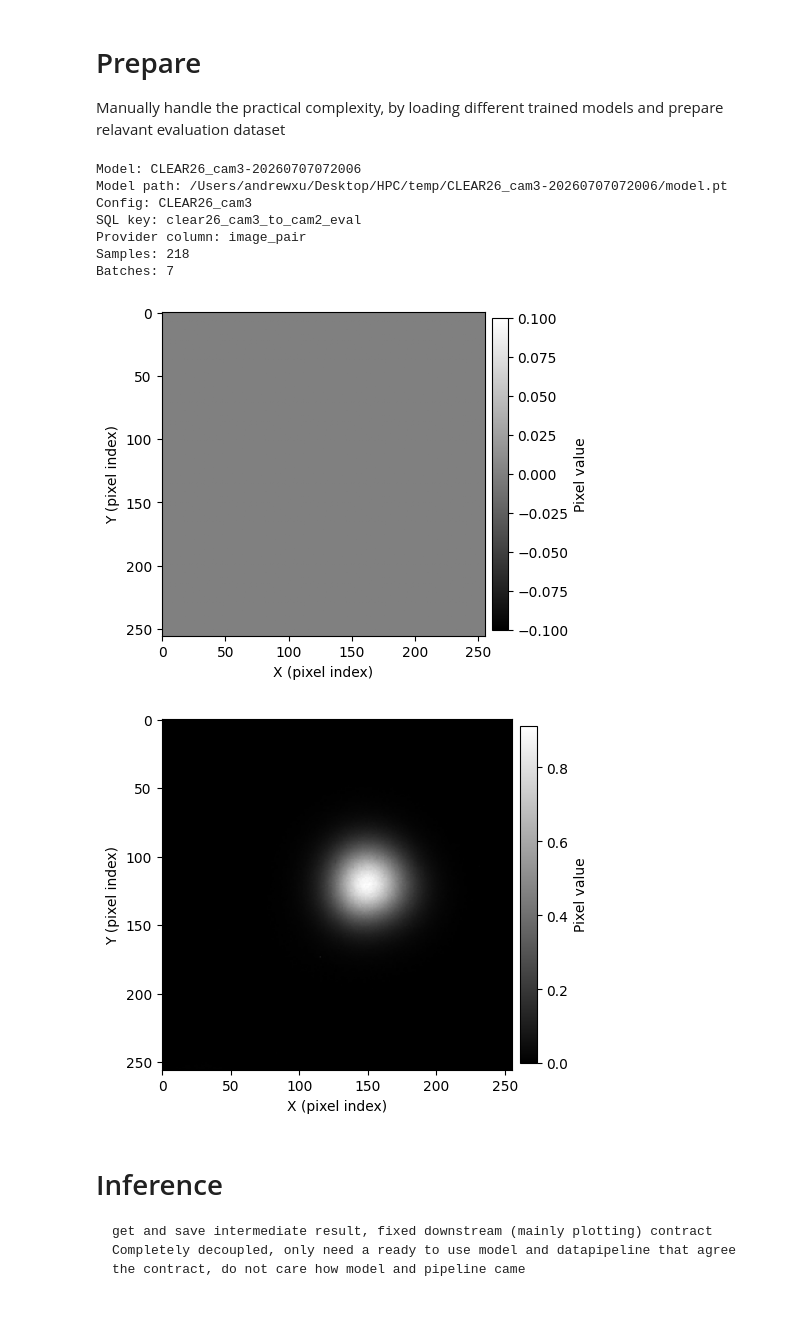
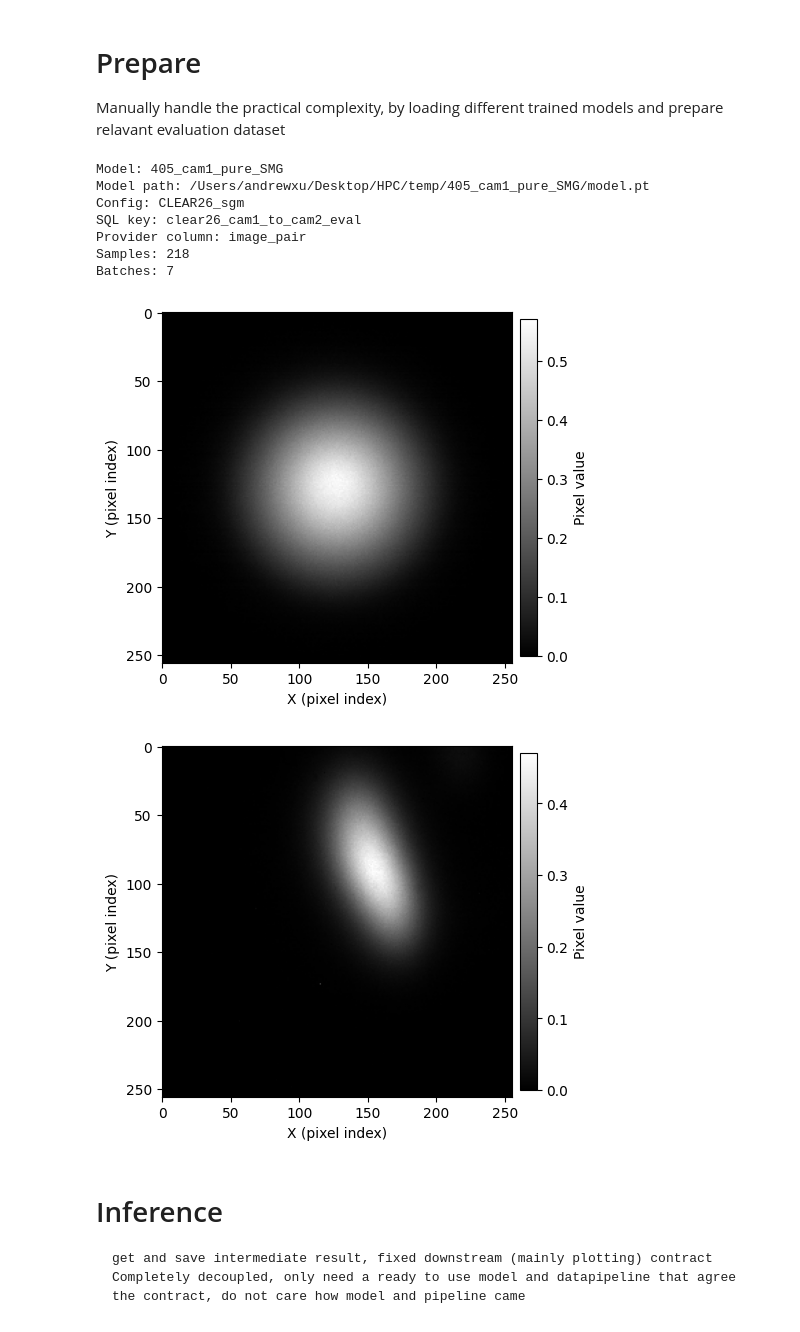
Before and after one commit to Andrew-XQY/fiber-image-reconstruction, a Jupyter notebook: notebooks/evaluation.ipynb, the cells around one changed output. Drawn from its saved outputs; the diff is of its cells as text; code cells hidden in the pictures.

```diff
--- a/notebooks/evaluation.ipynb
+++ b/notebooks/evaluation.ipynb
@@ -33,16 +33,20 @@ from xflow.utils.visualization import plot_image
 # - clear26_20260705191800: basis scale 0.26 + load_image16/noise/SGM mix
 # - clear26_20260706201542 / CLEAR26-20260706201542: cam1->cam2 CLEAR26 run
 # - CLEAR26_cam3-20260707072006: cam3->cam2 CLEAR26 run
-model_name = "CLEAR26_cam3-20260707072006"
+# - 405_cam1_pure_SMG: cam1->cam2 pure SGM-label CLEAR26 run
+model_name = "405_cam1_pure_SMG"
 MODEL_NAME = model_name
 
 # Local run aliases. Kept here as a simple notebook override so the cell works
 # even if dirs.py was imported earlier in this kernel.
 dirs["models"]["CLEAR26_cam3-20260707072006"] = "/Users/andrewxu/Desktop/HPC/temp/CLEAR26_cam3-20260707072006/model.pt"
 dirs["save"]["model_inference"]["CLEAR26_cam3-20260707072006"] = "/Users/andrewxu/Desktop/HPC/temp/CLEAR26_cam3-20260707072006/inference/"
+dirs["models"]["405_cam1_pure_SMG"] = "/Users/andrewxu/Desktop/HPC/temp/405_cam1_pure_SMG/model.pt"
+dirs["save"]["model_inference"]["405_cam1_pure_SMG"] = "/Users/andrewxu/Desktop/HPC/temp/405_cam1_pure_SMG/inference/"
 
 model_config_names = {
     "CLEAR26_cam3-20260707072006": "CLEAR26_cam3",
+    "405_cam1_pure_SMG": "CLEAR26_sgm",
 }
 experiment_name = model_config_names.get(model_name, "CLEAR26")
 
@@ -123,39 +127,39 @@ transforms = build_transforms_from_config(transforms_config)
 
 # Evaluation should be deterministic; do not mutate the training config.
 eval_dataset_ops = deepcopy(config["data"]["dataset_ops"])
 for op in eval_dataset_ops:
     if op.get("name") == "torch_batch":
         op.setdefault("params", {})["shuffle"] = False
 
 eval_dataset = PyTorchPipeline(
     eval_provider,
     transforms,
     skip_errors=False,
 ).to_memory_dataset(eval_dataset_ops)
 
 print("Model:", model_name)
 print("Model path:", model_path)
 print("Config:", experiment_name)
 print("SQL key:", eval_sql_key)
 print("Provider column:", provider_output_column)
 print("Samples:", len(eval_provider))
 print("Batches:", len(eval_dataset))
 
 batch = next(iter(eval_dataset))
 inputs, targets = batch[:2]
 i = 0
 plot_image(inputs[i])
 plot_image(targets[i])
 # %% [output]
-Model: CLEAR26_cam3-20260707072006
-Model path: /Users/andrewxu/Desktop/HPC/temp/CLEAR26_cam3-20260707072006/model.pt
-Config: CLEAR26_cam3
-SQL key: clear26_cam3_to_cam2_eval
+Model: 405_cam1_pure_SMG
+Model path: /Users/andrewxu/Desktop/HPC/temp/405_cam1_pure_SMG/model.pt
+Config: CLEAR26_sgm
+SQL key: clear26_cam1_to_cam2_eval
 Provider column: image_pair
 Samples: 218
 Batches: 7
-[figure, old version]
+[figure, new version]
-[figure, old version]
+[figure, new version]
 # %% [markdown]
 # Inference
     get and save intermediate result, fixed downstream (mainly plotting) contract
```
Also changed, not shown: parts of 2 cells of this notebook, 1 other file.
